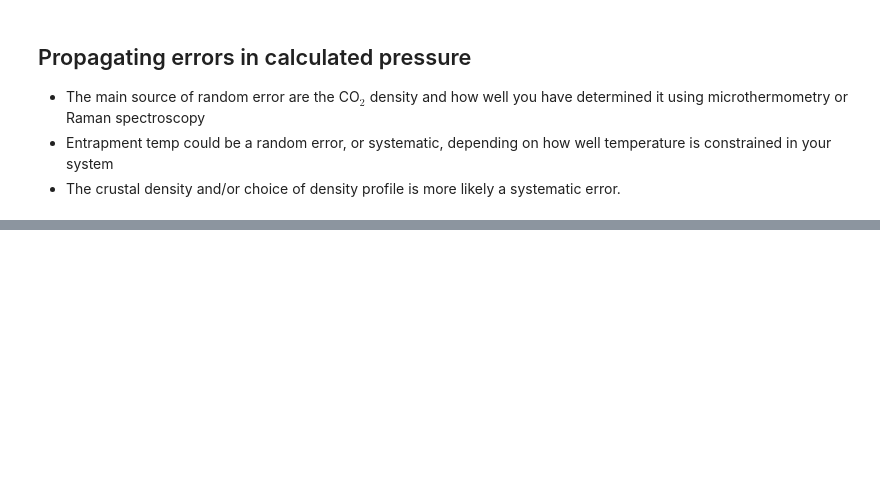
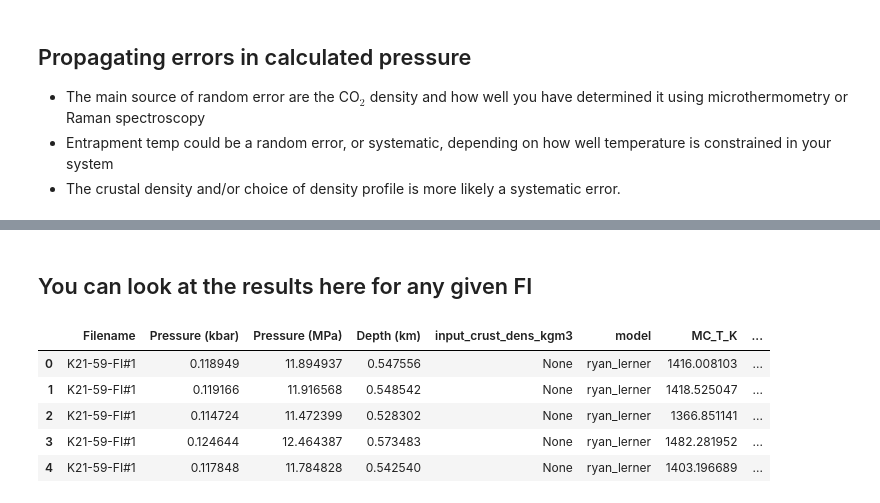
Before and after one commit to PennyWieser/DiadFit, a Jupyter notebook: docs/Examples/Example1b_CO2_Fluid_Inclusions/Step5_CO2_Density_to_pressure.ipynb, the cells around one changed output, grey strips where cells are left out. Cells and saved outputs as stored; diff of their text form; code cells hidden in the pictures; blank space fills up the shorter version.

```diff
--- a/docs/Examples/Example1b_CO2_Fluid_Inclusions/Step5_CO2_Density_to_pressure.ipynb
+++ b/docs/Examples/Example1b_CO2_Fluid_Inclusions/Step5_CO2_Density_to_pressure.ipynb
@@ -224,0 +210,12 @@ ax1.set_ylim([ P_8kbar, P_4kbar])
+# %% [markdown]
+## You can look at the results here for any given FI
+# %%
+data_FI_59_21=MC_All_Tonly.loc[MC_All_Tonly['Filename']=='K21-59-FI#1']
+data_FI_59_21.head()
+# %% [output]
+|  | Filename | Pressure (kbar) | Pressure (MPa) | Depth (km) | input_crust_dens_kgm3 | model | MC_T_K | ... |
+| 0 | K21-59-FI#1 | 0.118949 | 11.894937 | 0.547556 | None | ryan_lerner | 1416.008103 | ... |
+| 1 | K21-59-FI#1 | 0.119166 | 11.916568 | 0.548542 | None | ryan_lerner | 1418.525047 | ... |
+| 2 | K21-59-FI#1 | 0.114724 | 11.472399 | 0.528302 | None | ryan_lerner | 1366.851141 | ... |
+| 3 | K21-59-FI#1 | 0.124644 | 12.464387 | 0.573483 | None | ryan_lerner | 1482.281952 | ... |
+| 4 | K21-59-FI#1 | 0.117848 | 11.784828 | 0.542540 | None | ryan_lerner | 1403.196689 | ... |
```
Also changed, not shown: parts of 11 cells of this notebook, 11 other files.
